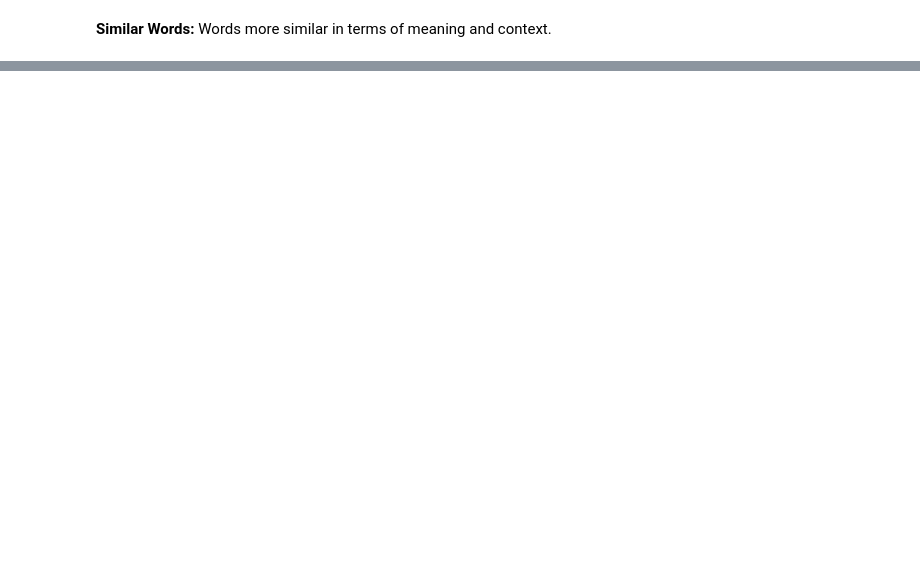
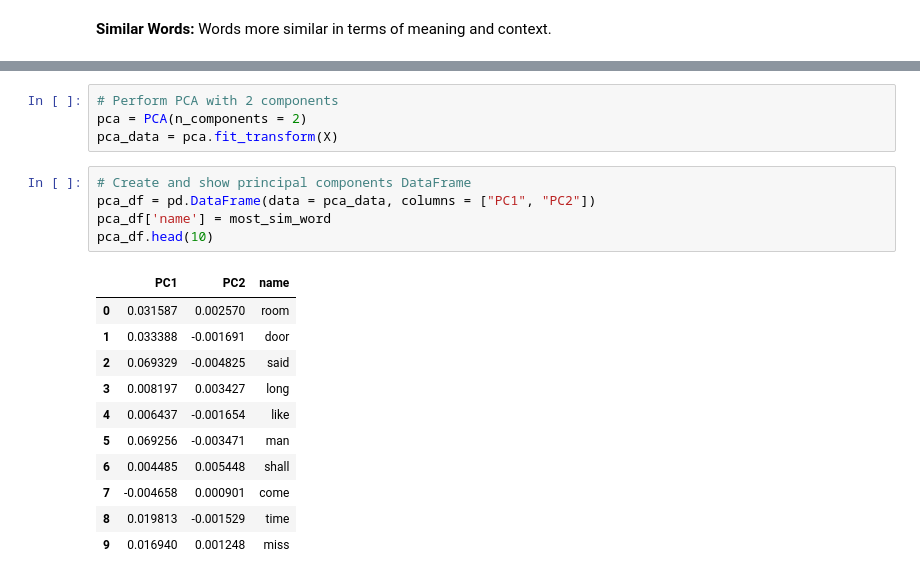
Before and after one commit to ansegura7/NLP, a Jupyter notebook: code/NLP_Word2Vec.ipynb, the cells around one changed output, grey strips where cells are left out. Saved outputs shown, nothing was run; the diff lists cells and outputs as text; blank space fills up the shorter version.

Commit message:
NLP
Update analysis and also added plot with the similars words.

```diff
--- a/code/NLP_Word2Vec.ipynb
+++ b/code/NLP_Word2Vec.ipynb
@@ -237,0 +259,21 @@ sim_words_neg
+# %%
+# Perform PCA with 2 components
+pca = PCA(n_components = 2)
+pca_data = pca.fit_transform(X)
+# %%
+# Create and show principal components DataFrame
+pca_df = pd.DataFrame(data = pca_data, columns = ["PC1", "PC2"])
+pca_df['name'] = most_sim_word
+pca_df.head(10)
+# %% [output]
+|  | PC1 | PC2 | name |
+| 0 | 0.031587 | 0.002570 | room |
+| 1 | 0.033388 | -0.001691 | door |
+| 2 | 0.069329 | -0.004825 | said |
+| 3 | 0.008197 | 0.003427 | long |
+| 4 | 0.006437 | -0.001654 | like |
+| 5 | 0.069256 | -0.003471 | man |
+| 6 | 0.004485 | 0.005448 | shall |
+| 7 | -0.004658 | 0.000901 | come |
+| 8 | 0.019813 | -0.001529 | time |
+| 9 | 0.016940 | 0.001248 | miss |
```
Also changed, not shown: parts of 15 cells of this notebook, 3 other files.
